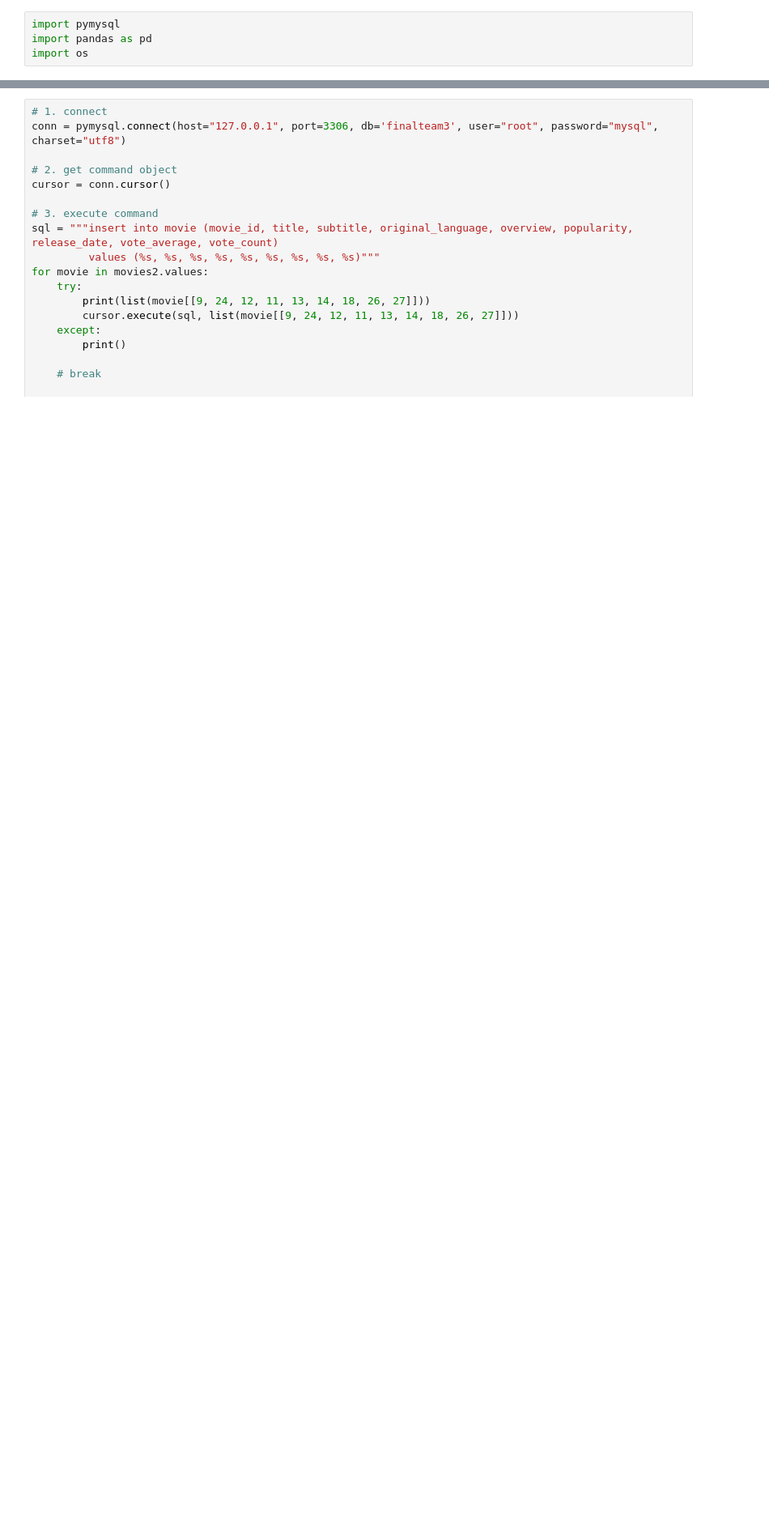
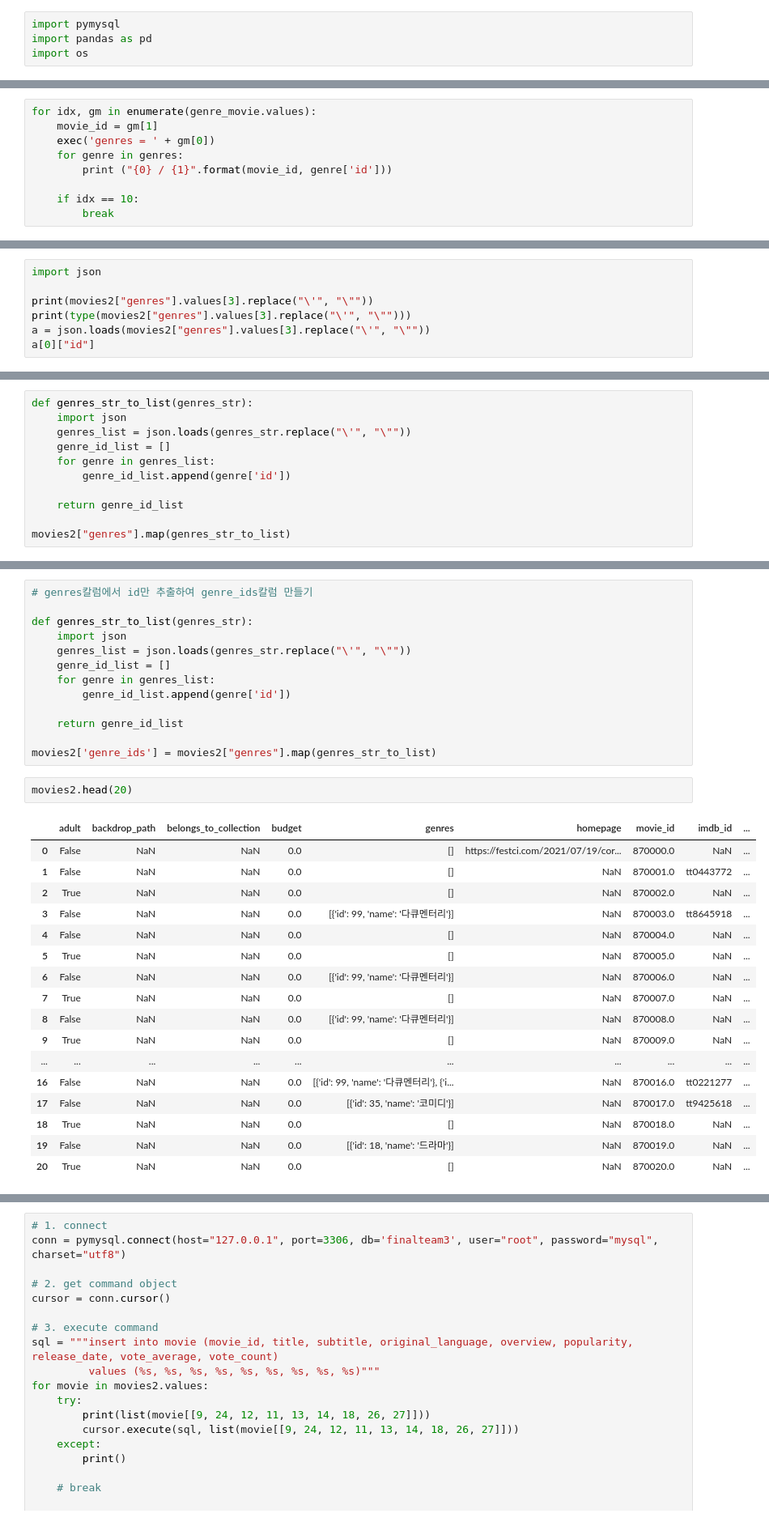
Before and after one commit to seonghun0/project-team3-data, a Jupyter notebook: scripts/insert_movie_data3.ipynb, the cells around one changed output, grey strips where cells are left out. Shown at 81% size. Cells and saved outputs as stored; diff of their text form; blank space fills up the shorter version.

```diff
--- a/scripts/insert_movie_data3.ipynb
+++ b/scripts/insert_movie_data3.ipynb
@@ -94,0 +276,9 @@ tmdbmovielist(220000-229999).csv
+# %%
+for idx, gm in enumerate(genre_movie.values):
+    movie_id = gm[1]
+    exec('genres = ' + gm[0])
+    for genre in genres:
+        print ("{0} / {1}".format(movie_id, genre['id']))
+
+    if idx == 10:
+        break
@@ -94,0 +289,7 @@ tmdbmovielist(220000-229999).csv
+# %%
+import json
+
+print(movies2["genres"].values[3].replace("\'", "\""))
+print(type(movies2["genres"].values[3].replace("\'", "\"")))
+a = json.loads(movies2["genres"].values[3].replace("\'", "\""))
+a[0]["id"]
@@ -94,0 +300,11 @@ tmdbmovielist(220000-229999).csv
+# %%
+def genres_str_to_list(genres_str):
+    import json
+    genres_list = json.loads(genres_str.replace("\'", "\""))
+    genre_id_list = []
+    for genre in genres_list:
+        genre_id_list.append(genre['id'])
+
+    return genre_id_list
+
+movies2["genres"].map(genres_str_to_list)
@@ -94,0 +324,33 @@ tmdbmovielist(220000-229999).csv
+# %%
+# genres칼럼에서 id만 추출하여 genre_ids칼럼 만들기
+
+def genres_str_to_list(genres_str):
+    import json
+    genres_list = json.loads(genres_str.replace("\'", "\""))
+    genre_id_list = []
+    for genre in genres_list:
+        genre_id_list.append(genre['id'])
+
+    return genre_id_list
+
+movies2['genre_ids'] = movies2["genres"].map(genres_str_to_list)
+# %%
+movies2.head(20)
+# %% [output]
+|  | adult | backdrop_path | belongs_to_collection | budget | genres | homepage | movie_id | imdb_id | ... |
+| 0 | False | NaN | NaN | 0.0 | [] | https://festci.com/2021/07/19/cor... | 870000.0 | NaN | ... |
+| 1 | False | NaN | NaN | 0.0 | [] | NaN | 870001.0 | tt0443772 | ... |
+| 2 | True | NaN | NaN | 0.0 | [] | NaN | 870002.0 | NaN | ... |
+| 3 | False | NaN | NaN | 0.0 | [{'id': 99, 'name': '다큐멘터리'}] | NaN | 870003.0 | tt8645918 | ... |
+| 4 | False | NaN | NaN | 0.0 | [] | NaN | 870004.0 | NaN | ... |
+| 5 | True | NaN | NaN | 0.0 | [] | NaN | 870005.0 | NaN | ... |
+| 6 | False | NaN | NaN | 0.0 | [{'id': 99, 'name': '다큐멘터리'}] | NaN | 870006.0 | NaN | ... |
+| 7 | True | NaN | NaN | 0.0 | [] | NaN | 870007.0 | NaN | ... |
+| 8 | False | NaN | NaN | 0.0 | [{'id': 99, 'name': '다큐멘터리'}] | NaN | 870008.0 | NaN | ... |
+| 9 | True | NaN | NaN | 0.0 | [] | NaN | 870009.0 | NaN | ... |
+| ... | ... | ... | ... | ... | ... | ... | ... | ... | ... |
+| 16 | False | NaN | NaN | 0.0 | [{'id': 99, 'name': '다큐멘터리'}, {'i... | NaN | 870016.0 | tt0221277 | ... |
+| 17 | False | NaN | NaN | 0.0 | [{'id': 35, 'name': '코미디'}] | NaN | 870017.0 | tt9425618 | ... |
+| 18 | True | NaN | NaN | 0.0 | [] | NaN | 870018.0 | NaN | ... |
+| 19 | False | NaN | NaN | 0.0 | [{'id': 18, 'name': '드라마'}] | NaN | 870019.0 | NaN | ... |
+| 20 | True | NaN | NaN | 0.0 | [] | NaN | 870020.0 | NaN | ... |
```
Also changed, not shown: parts of 19 cells of this notebook, 8 other files.
